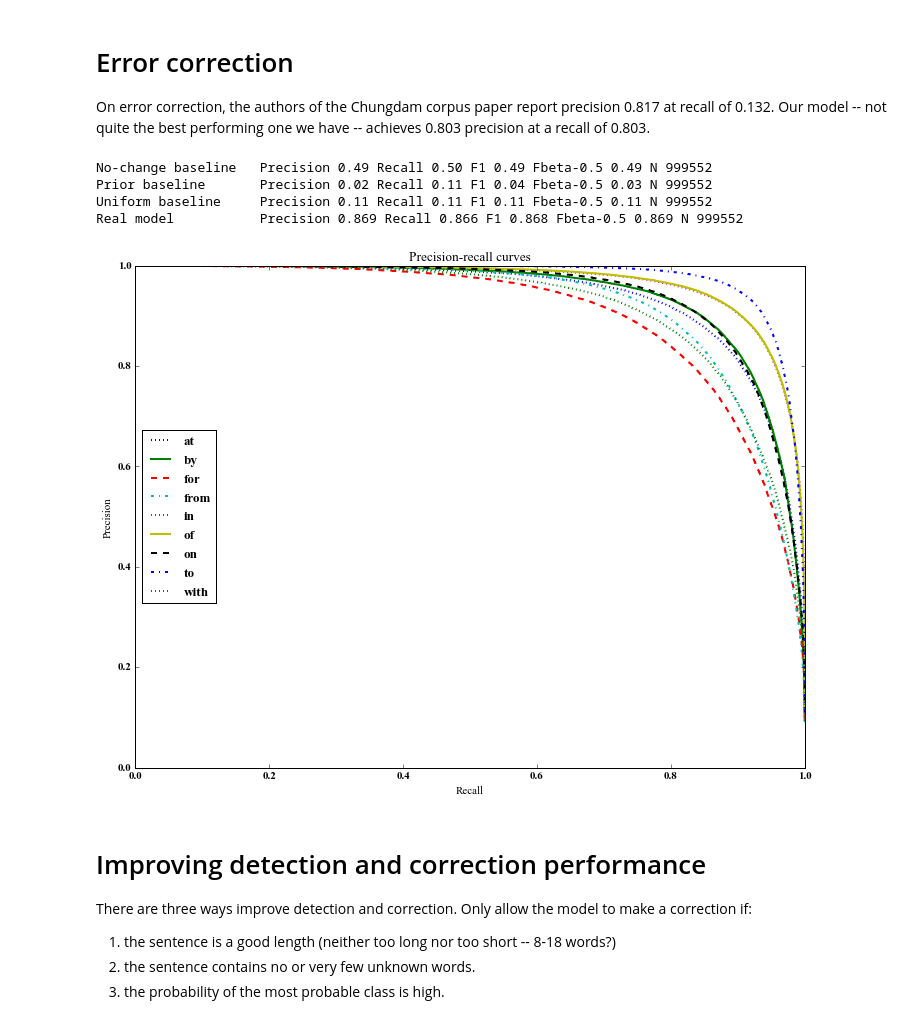
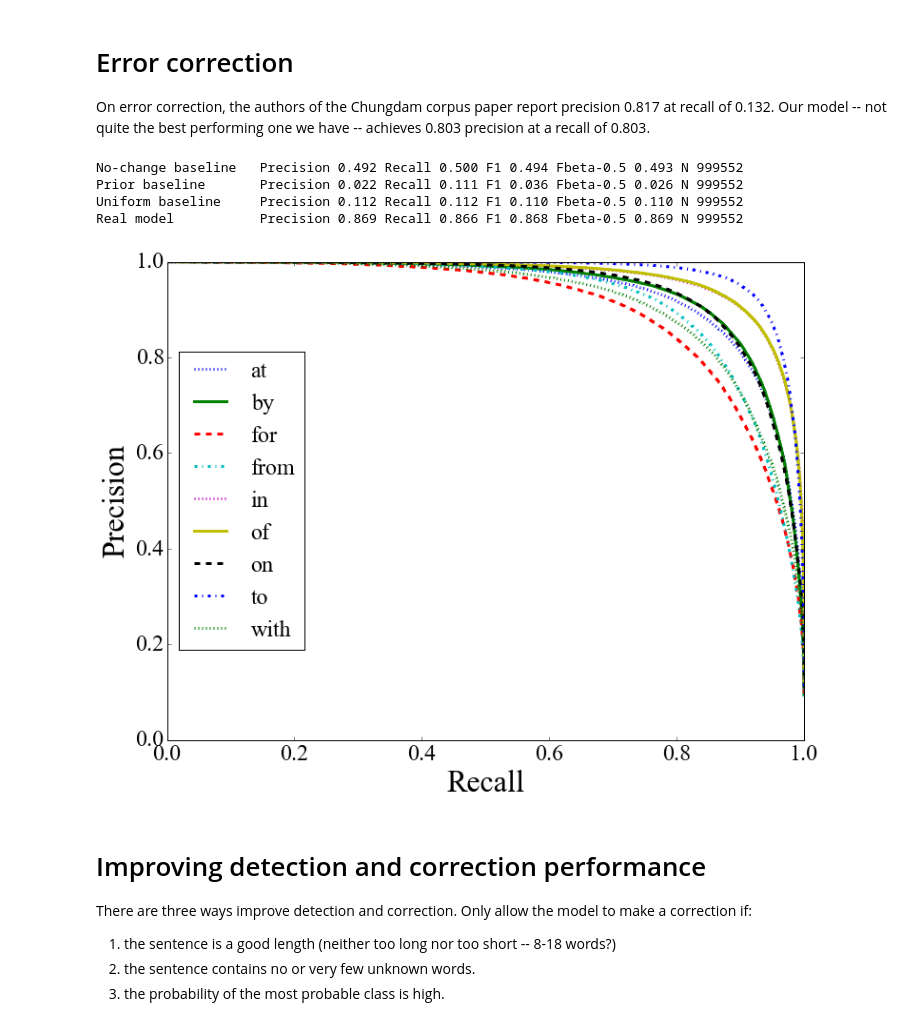
Before and after one commit to ndronen/modeling, a Jupyter notebook: notebooks/ConvnetAnalysis.ipynb, the cells around one changed output. Cells and saved outputs as stored; diff of their text form; code cells hidden in the pictures.

```diff
--- a/notebooks/ConvnetAnalysis.ipynb
+++ b/notebooks/ConvnetAnalysis.ipynb
@@ -47,15 +53,19 @@ DONE
 %matplotlib inline
 import matplotlib
 import matplotlib.pyplot as plt
+
 # Use Times New Roman for NAACL.
-# plt.rc('font', family='serif')
-# plt.rc('font', serif='Times New Roman')
-
 font = {'family' : 'serif',
         'serif': 'Times New Roman',
-        'weight' : 'bold',
-        'size'   : 11}
+        'size'   : 12,
+       }
 plt.rc('font', **font)
+
+text = {
+        'latex.unicode': True,
+        'latex.preamble': r"\usepackage{times}"
+        }
+plt.rc('text', **text)
 # %%
 import numpy as np
 np.set_printoptions(precision=3)
@@ -840,7 +854,7 @@ fbeta_05 = fbeta_score(
         model_data.current_word_code,
         beta=0.5, average=weighting)
 
-print('{model_type:20s} Precision {precision:.02f} Recall {recall:.02f} F1 {f1:.02f} Fbeta-0.5 {fbeta:.02f} N {N:d}'.format(
+print('{model_type:20s} Precision {precision:.03f} Recall {recall:.03f} F1 {f1:.03f} Fbeta-0.5 {fbeta:.03f} N {N:d}'.format(
         model_type='No-change baseline',
         precision=p, recall=r, f1=f, fbeta=fbeta_05, N=len(model_data.target)))
 
@@ -853,7 +867,7 @@ fbeta_05 = fbeta_score(
         preds_prior,
         beta=0.5, average=weighting)
 
-print('{model_type:20s} Precision {precision:.02f} Recall {recall:.02f} F1 {f1:.02f} Fbeta-0.5 {fbeta:.02f} N {N:d}'.format(
+print('{model_type:20s} Precision {precision:.03f} Recall {recall:.03f} F1 {f1:.03f} Fbeta-0.5 {fbeta:.03f} N {N:d}'.format(
         model_type='Prior baseline',
         precision=p, recall=r, f1=f, fbeta=fbeta_05, N=len(model_data.target)))
 
@@ -866,7 +880,7 @@ fbeta_05 = fbeta_score(
         preds_uniform,
         beta=0.5, average=weighting)
 
-print('{model_type:20s} Precision {precision:.02f} Recall {recall:.02f} F1 {f1:.02f} Fbeta-0.5 {fbeta:.02f} N {N:d}'.format(
+print('{model_type:20s} Precision {precision:.03f} Recall {recall:.03f} F1 {f1:.03f} Fbeta-0.5 {fbeta:.03f} N {N:d}'.format(
         model_type='Uniform baseline',
         precision=p, recall=r, f1=f, fbeta=fbeta_05, N=len(model_data.target)))
 
@@ -883,9 +897,9 @@ print('{model_type:20s} Precision {precision:.03f} Recall {recall:.03f} F1 {f1:.
         model_type='Real model',
         precision=p, recall=r, f1=f, fbeta=fbeta_05, N=len(model_data.target)))
 # %% [output]
-No-change baseline   Precision 0.49 Recall 0.50 F1 0.49 Fbeta-0.5 0.49 N 999552
-Prior baseline       Precision 0.02 Recall 0.11 F1 0.04 Fbeta-0.5 0.03 N 999552
-Uniform baseline     Precision 0.11 Recall 0.11 F1 0.11 Fbeta-0.5 0.11 N 999552
+No-change baseline   Precision 0.492 Recall 0.500 F1 0.494 Fbeta-0.5 0.493 N 999552
+Prior baseline       Precision 0.022 Recall 0.111 F1 0.036 Fbeta-0.5 0.026 N 999552
+Uniform baseline     Precision 0.112 Recall 0.112 F1 0.110 Fbeta-0.5 0.110 N 999552
 Real model           Precision 0.869 Recall 0.866 F1 0.868 Fbeta-0.5 0.869 N 999552
 # %%
 # Limit the scope of the variables in this cell by encapsulating them
@@ -901,41 +915,48 @@ def per_class_precision_recall_curves():
     all_rec = []
     all_prep = []
 
-    plt.figure(figsize=(12,9))
+    fig = plt.figure(figsize=(12,9))
+    ax = fig.add_subplot(111)
+
+    label_props = {'size': 32 }
+    legend_props = ticks_props = { 'size': 24 }
+
+    plt.setp(ax.get_xticklabels(), fontsize=legend_props['size'])
+    plt.setp(ax.get_yticklabels(), fontsize=legend_props['size'])
+
     for code, preposition in enumerate(target_data['original_word_code']['names']):
         # Convert the targets to 0-1 for this preposition.
         targets_binary = model_data.target.copy()
         mask = targets_binary == code
         targets_binary[mask] = 1
         targets_binary[~mask] = 0
 
         # Convert the n-way softmax to a binary classification probability by taking
         # the column from the softmax that corresponds to this preposition.
         probs_binary = probs[:, code]
 
         prec, rec, _ = precision_recall_curve(
             targets_binary, probs_binary)
-        plt.plot(rec, prec, label=preposition, ls=next(linestyle), linewidth=2)
+        ax.plot(rec, prec, label=preposition, ls=next(linestyle), linewidth=3)
 
         all_prec.extend(prec)
         all_rec.extend(rec)
         all_prep.extend([preposition] * len(prec))
 
-    plt.xlabel('Recall')
-    plt.ylabel('Precision')
-    plt.title('Precision-recall curves')
-    plt.legend(loc='center left')
+    ax.set_xlabel('Recall', **label_props)
+    ax.set_ylabel('Precision', **label_props)
+    ax.legend(loc='center left', prop=legend_props)
     plt.savefig('figures/precision-recall.pdf')
 
     return pd.DataFrame({
             'Precision': all_prec,
             'Recall': all_rec,
             'Preposition': all_prep
             })
 
 precision_recall_df = per_class_precision_recall_curves()
 # %% [output]
-[figure, old version]
+[figure, new version]
 # %% [markdown]
 Improving detection and correction performance
 ==============
```
Also changed, not shown: parts of 6 cells of this notebook.
